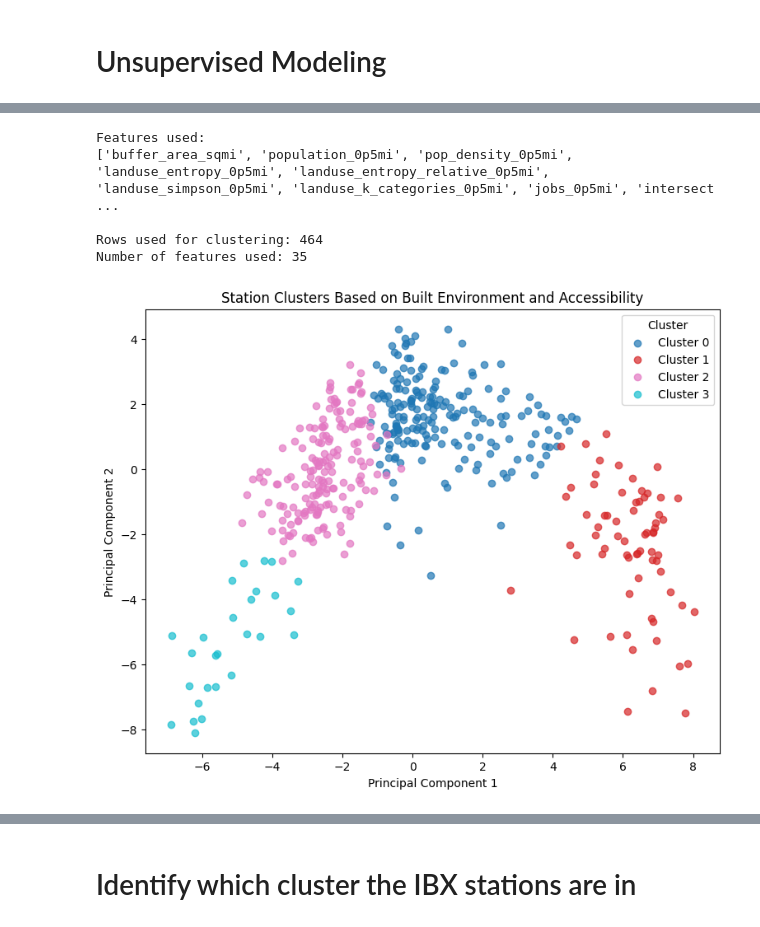
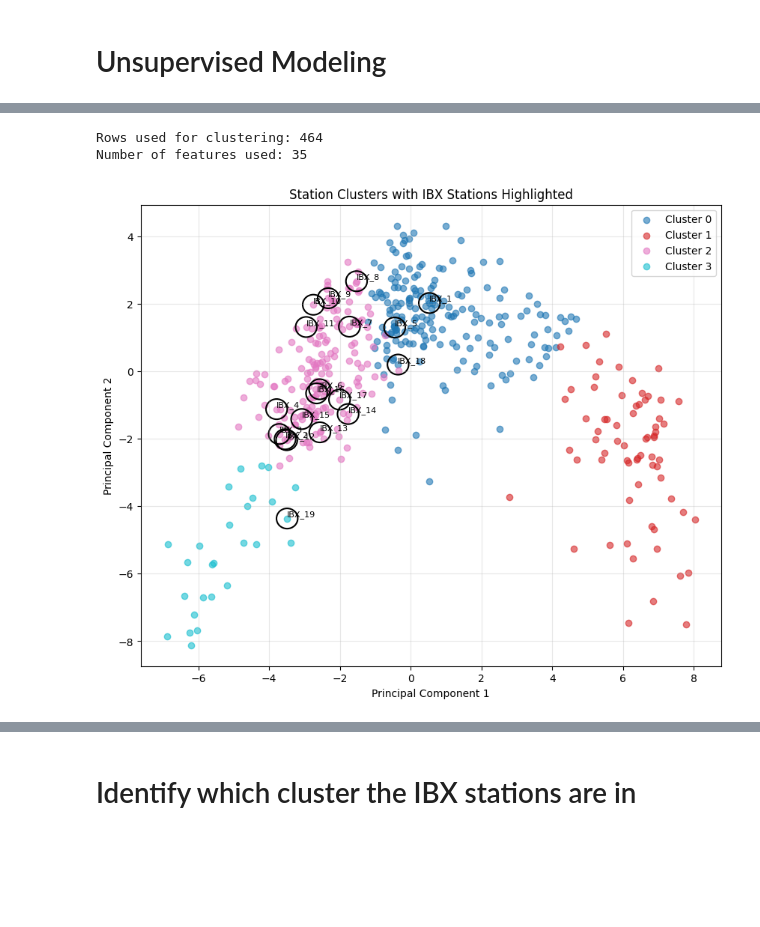
Before and after one commit to hawa1983/Capstone, a Jupyter notebook: ibx_capstone_v5.ipynb, the cells around one changed output, grey strips where cells are left out. Drawn from its saved outputs; the diff is of its cells as text; code cells hidden in the pictures; blank space fills up the shorter version.

```diff
--- a/ibx_capstone_v5.ipynb
+++ b/ibx_capstone_v5.ipynb
@@ -7967,6 +8031,7 @@ import numpy as np
 from sklearn.preprocessing import StandardScaler
 from sklearn.cluster import KMeans
 from sklearn.decomposition import PCA
+from matplotlib.patches import Ellipse
 
 # =========================================================
 # LOAD DATA
@@ -8038,8 +8103,8 @@ features = [
 features_available = [f for f in features if f in df.columns]
 features_missing = [f for f in features if f not in df.columns]
 
-print("Features used:")
-print(features_available)
+# print("Features used:")
+# print(features_available)
 
 if features_missing:
     print("\nMissing features not found in dataframe:")
@@ -8119,49 +8184,88 @@ station_cluster_df.to_csv("station_clusters.csv", index=False)
 # )
 
 # =========================================================
-# PCA VISUALIZATION
+# PCA VISUALIZATION WITH IBX LABELS
 # =========================================================
 pca = PCA(n_components=2, random_state=42)
 X_pca = pca.fit_transform(X_scaled)
 
-plt.figure(figsize=(9, 7))
+# Add PCA coords to df_plot
+df_plot["PC1"] = X_pca[:, 0]
+df_plot["PC2"] = X_pca[:, 1]
+
+# Flag IBX stations
+df_plot["is_ibx"] = df_plot["station_complex_id"].str.startswith("IBX_", na=False)
+
+plt.figure(figsize=(10, 8))
 colors = plt.cm.tab10(np.linspace(0, 1, n_clusters))
 
+# Plot clusters
 for cluster, color in zip(range(n_clusters), colors):
     mask = df_plot["cluster"] == cluster
     plt.scatter(
-        X_pca[mask, 0],
-        X_pca[mask, 1],
+        df_plot.loc[mask, "PC1"],
+        df_plot.loc[mask, "PC2"],
         label=f"Cluster {cluster}",
         color=color,
-        alpha=0.7
+        alpha=0.6
     )
 
+# from matplotlib.patches import Ellipse
+
+# ---------------------------------------------------------
+# OVERLAY IBX STATIONS WITH CIRCULAR HIGHLIGHT
+# ---------------------------------------------------------
+ibx_points = df_plot[df_plot["is_ibx"]]
+
+ax = plt.gca()
+
+for _, row in ibx_points.iterrows():
+    circle = Ellipse(
+        (row["PC1"], row["PC2"]),
+        width=0.6,     # same value
+        height=0.6,    # same value → circle
+        angle=0,
+        edgecolor="black",
+        facecolor="none",
+        linewidth=1.5
+    )
+    ax.add_patch(circle)
+
+    # Add ID label
+    plt.text(
+        row["PC1"],
+        row["PC2"],
+        row["station_complex_id"],
+        fontsize=8,
+        ha="left",
+        va="bottom"
+    )
+
+# Labels and formatting
 plt.xlabel("Principal Component 1")
 plt.ylabel("Principal Component 2")
-plt.title("Station Clusters Based on Built Environment and Accessibility")
-plt.legend(title="Cluster")
+plt.title("Station Clusters with IBX Stations Highlighted")
+plt.legend()
+plt.grid(True, alpha=0.3)
+
 plt.show()
 
 # =========================================================
 # OPTIONAL: SAVE PCA COORDINATES
 # =========================================================
 pca_df = df_plot[["station_complex_name", "station_complex_id", "cluster"]].copy()
 pca_df["PC1"] = X_pca[:, 0]
 pca_df["PC2"] = X_pca[:, 1]
 
 pca_df.to_csv("station_clusters_pca.csv", index=False)
 
 # print("\nSaved files:")
 # print(" - station_clusters.csv")
 # print(" - station_clusters_pca.csv")
 # %% [output]
-Features used:
-['buffer_area_sqmi', 'population_0p5mi', 'pop_density_0p5mi', 'landuse_entropy_0p5mi', 'landuse_entropy_relative_0p5mi', 'landuse_simpson_0p5mi', 'landuse_k_categories_0p5mi', 'jobs_0p5mi', 'intersect ...
-
 Rows used for clustering: 464
 Number of features used: 35
-[figure, old version]
+[figure, new version]
 # %%
 import pandas as pd
 import matplotlib.pyplot as plt
```
Also changed, not shown: parts of 55 cells of this notebook.
